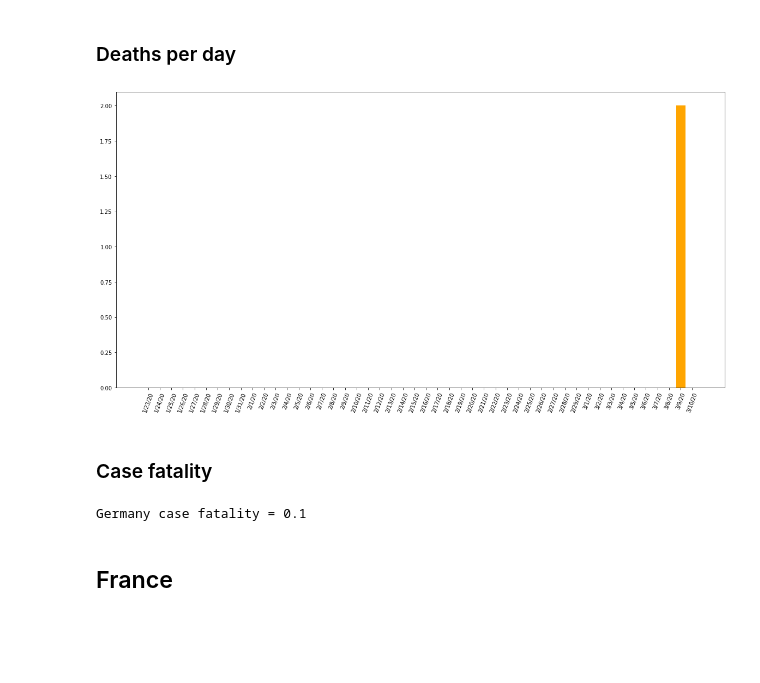
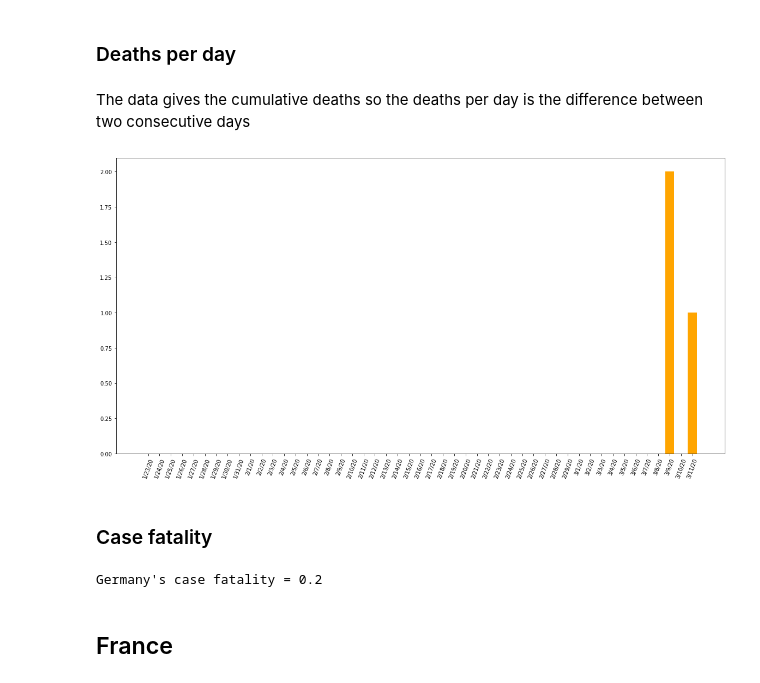
Before and after one commit to luigiselmi/datascience, a Jupyter notebook: python/covid19-monitoring-notebook.ipynb, the cells around one changed output. Saved outputs shown, nothing was run; the diff lists cells and outputs as text; code cells hidden in the pictures; blank space fills up the shorter version.

Commit message:
update with data for 11th march

```diff
--- a/python/covid19-monitoring-notebook.ipynb
+++ b/python/covid19-monitoring-notebook.ipynb
@@ -32,6 +32,6 @@ cid = confirmed_italy_per_day.T['2/17/20':]; cid.T
 # %% [markdown]
 ### Cumulative deaths
 # %%
-cumulative_deaths_per_day_italy = deaths[deaths['Country/Region'] == 'Italy']
-did = cumulative_deaths_per_day_italy.T['2/17/20':]; did.T
+cumulative_deaths_italy = deaths[deaths['Country/Region'] == 'Italy'].T[4:]
+cumulative_deaths_italy.T # show the data in a row
 # %% [output]
@@ -47,0 +43,3 @@ days = cumulative_deaths_per_day_italy.keys()[start_dates_index:cumulative_death
+# %%
+days = cumulative_deaths_italy.index
+days.size
@@ -85,6 +84,6 @@ cgd = confirmed_germany_per_day.T['2/17/20':]; cgd.T
 # %% [markdown]
 ### Cumulative deaths
 # %%
-cumulative_deaths_per_day_germany = deaths[deaths['Country/Region'] == 'Germany']
-dgd = cumulative_deaths_per_day_germany.T['2/17/20':]; dgd.T
+cumulative_deaths_germany = deaths[deaths['Country/Region'] == 'Germany'].T[4:]
+cumulative_deaths_germany.T # show data
 # %% [output]
@@ -94,25 +93,24 @@ dgd = cumulative_deaths_per_day_germany.T['2/17/20':]; dgd.T
 # %% [markdown]
 ### Deaths per day
+# %% [markdown]
+The data gives the cumulative deaths so the deaths per day is the difference between two consecutive days
 # %%
-cumulative_deaths_per_day_germany_array = cumulative_deaths_per_day_germany.values[0][start_dates_index:]
-cumulative_deaths_per_day_germany_array.size
-new_deaths_per_day_germany = [cumulative_deaths_per_day_germany_array[i + 1] - cumulative_deaths_per_day_germany_array[i] for i in range(0,days.size - 1)]
+deaths_per_day_germany = [cumulative_deaths_germany.values[i + 1][0] - cumulative_deaths_germany.values[i][0] for i in range(0,days.size - 1)]
 # %%
-pg = plt.bar(days[1:days.size], new_deaths_per_day_germany[:days.size], color='orange')
-#ax.legend()
+plot_deaths_per_day_germany = plt.bar(days[1:days.size], deaths_per_day_germany[:days.size - 1], color='orange')
 plt.xticks(rotation=70)
-plt.show()
+plt.show(plot_deaths_per_day_germany)
 # %% [output]
-[figure, old version]
+[figure, new version]
 # %% [markdown]
 ### Case fatality
 # %%
-infections_germany = cgd.values[cgd.size - 1][0]
-deaths_germany = dgd.values[cgd.size - 1][0];
+infections_germany = confirmed_infections_germany.values[days.size - 1]
+deaths_germany = cumulative_deaths_germany.values[days.size - 1];
 case_fatality_germany = (deaths_germany / infections_germany) * 100
-print("Germany case fatality = %.1f"%case_fatality_germany)
+print("Germany's case fatality = %.1f"%case_fatality_germany)
 # %% [output]
-Germany case fatality = 0.1
+Germany's case fatality = 0.2
 # %% [markdown]
 ## France
 # %% [markdown]
```
Also changed, not shown: parts of 22 cells of this notebook.
